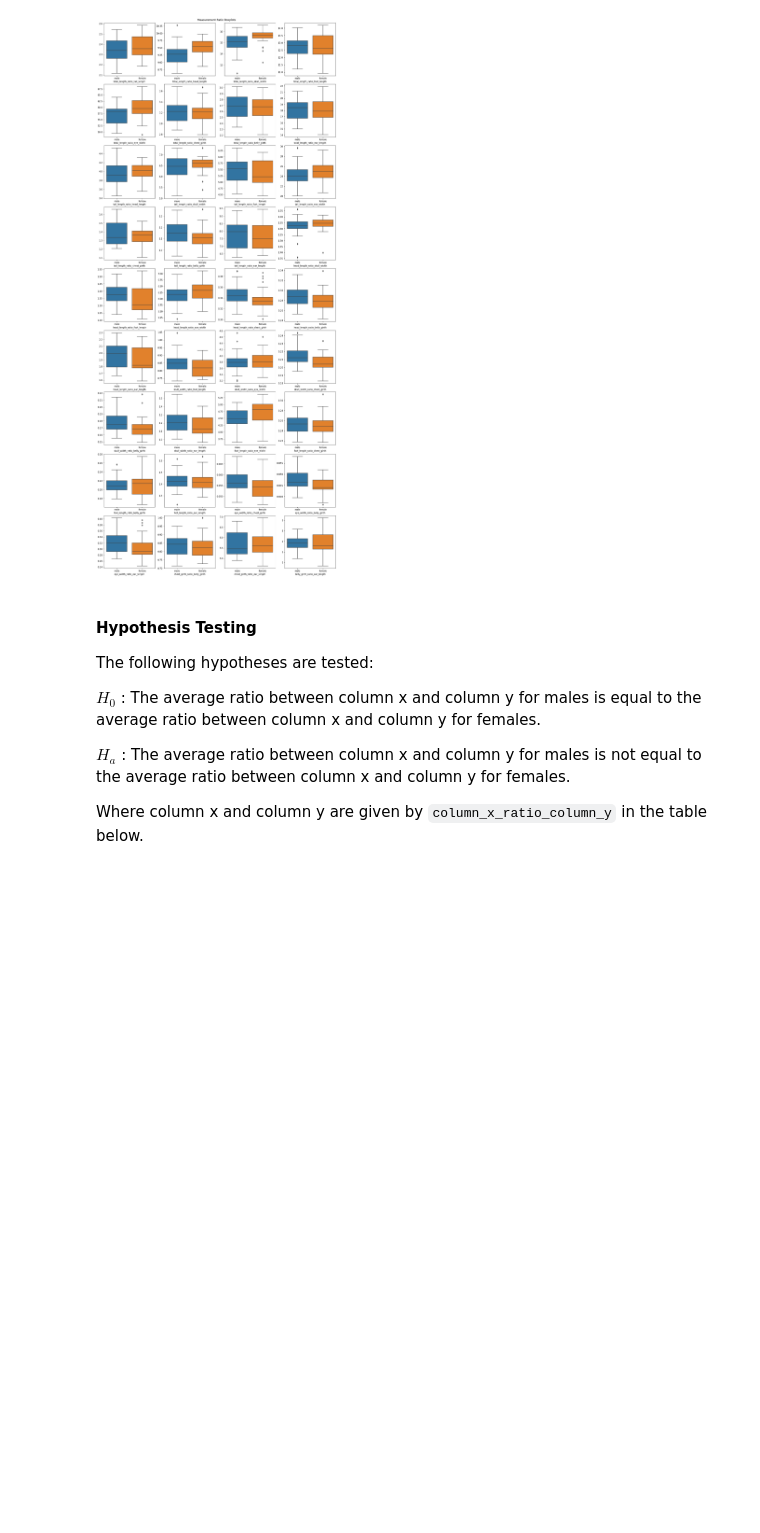
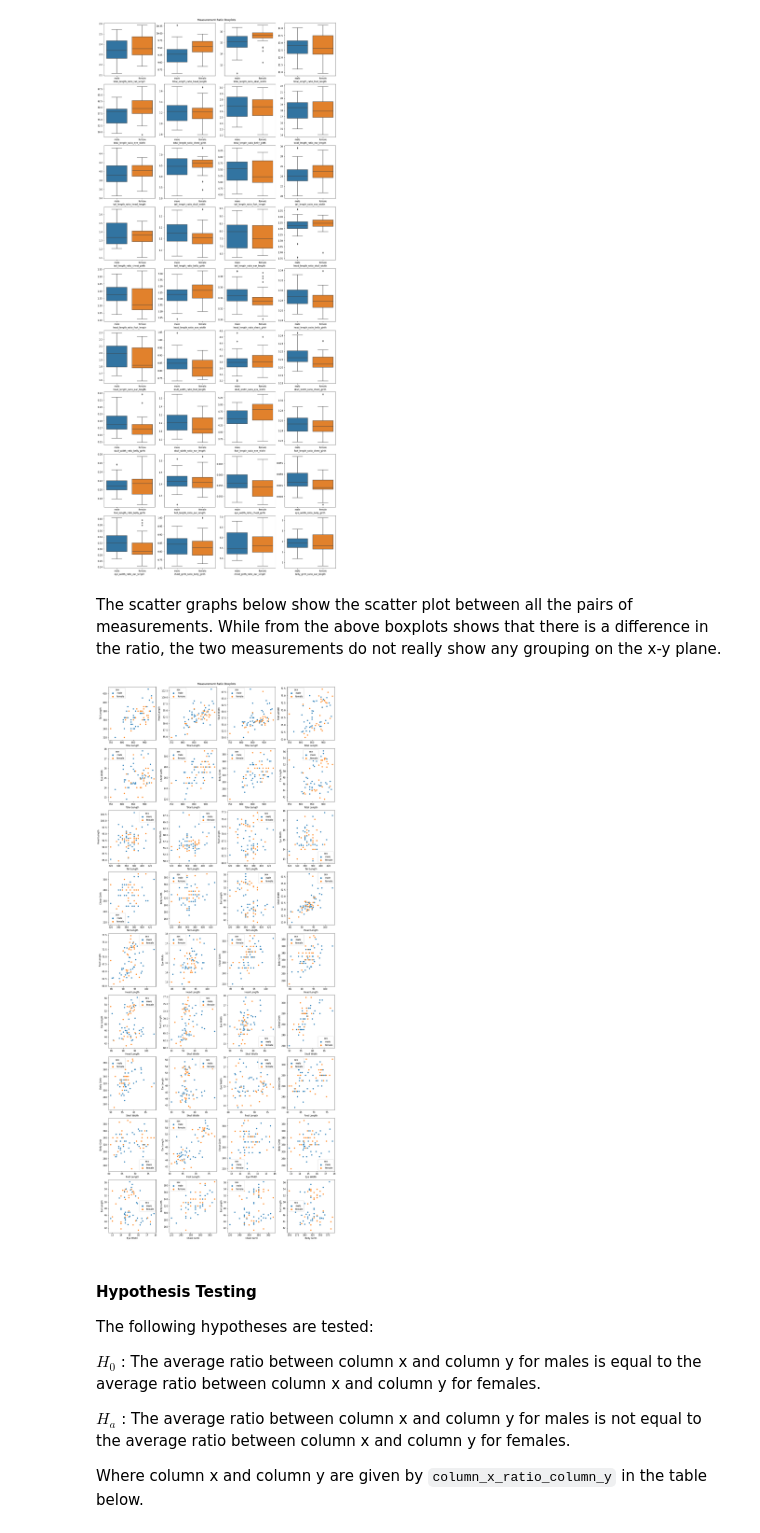
Before and after one commit to stephenfitzsimon/possum-regression, a Jupyter notebook: possum_models.ipynb, the cells around one changed output. Drawn from its saved outputs; the diff is of its cells as text; code cells hidden in the pictures; blank space fills up the shorter version.

```diff
--- a/possum_models.ipynb
+++ b/possum_models.ipynb
@@ -372,6 +373,12 @@ Below the boxplots show the distributions of the ratio between two measurements
 explore_target_sex.make_boxplot_sex_ratios(train)
 # %% [output]
 [figure]
+# %% [markdown]
+The scatter graphs below show the scatter plot between all the pairs of measurements.  While from the above boxplots shows that there is a difference in the ratio, the two measurements do not really show any grouping on the x-y plane.
+# %%
+explore_target_sex.make_scatterplot_sex_ratios(train)
+# %% [output]
+[figure, added]
 # %% [markdown]
 #### Hypothesis Testing
 
```
Also changed, not shown: parts of 11 cells of this notebook, 1 other file.
